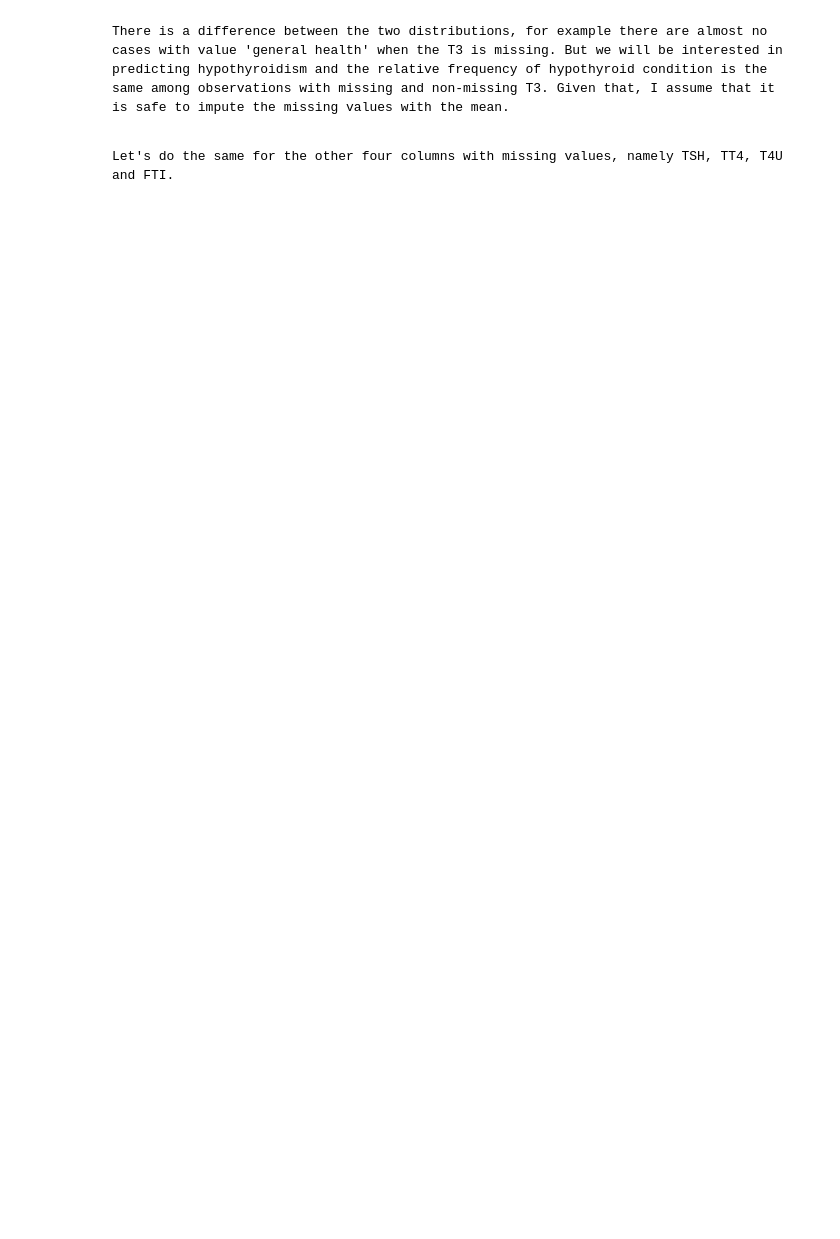
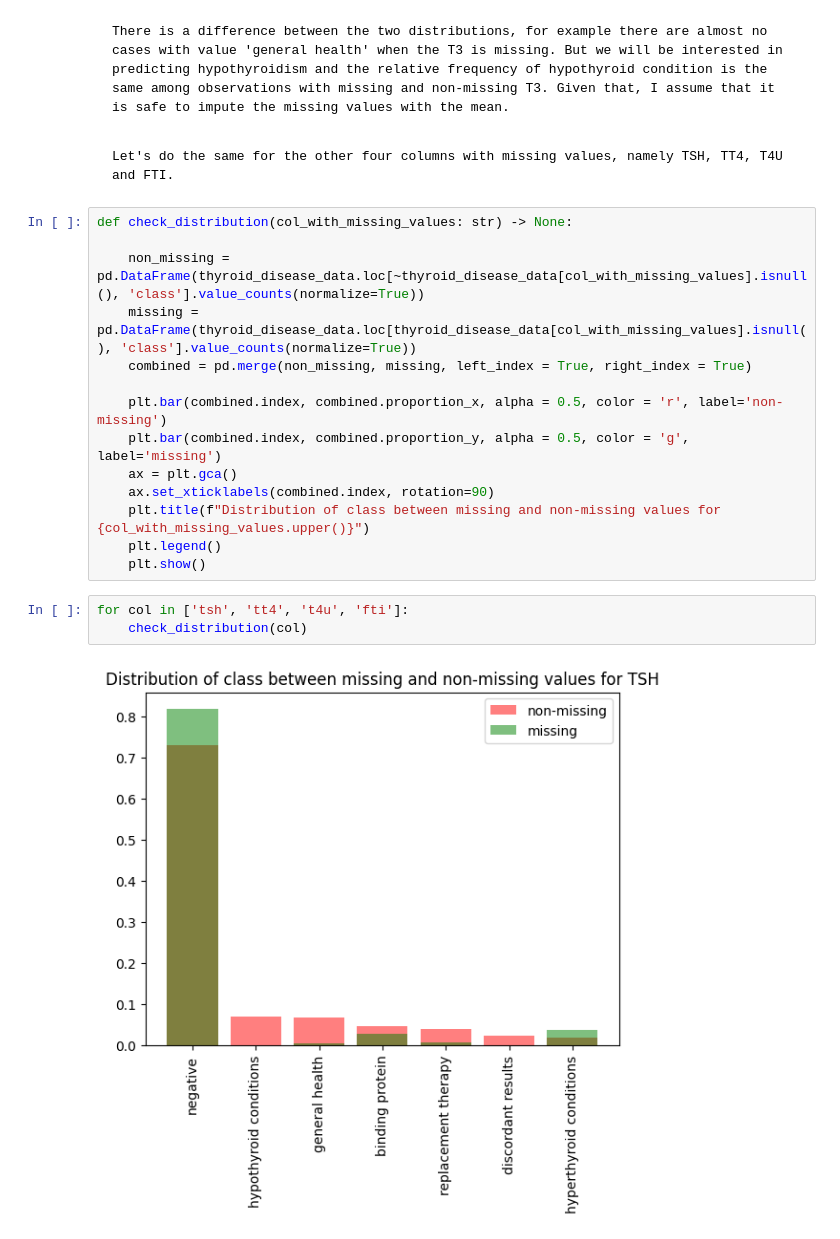
Before and after one commit to kchomakova/ai_upskill_2025_datascience, a Jupyter notebook: notebooks/Predict Hypothyroidism.ipynb, the cells around one changed output. Saved outputs shown, nothing was run; the diff lists cells and outputs as text; blank space fills up the shorter version.

```diff
--- a/notebooks/Predict Hypothyroidism.ipynb
+++ b/notebooks/Predict Hypothyroidism.ipynb
@@ -294,3 +326,22 @@ plt.show()
     There is a difference between the two distributions, for example there are almost no cases with value 'general health' when the T3 is missing. But we will be interested in predicting hypothyroidism and the relative frequency of hypothyroid condition is the same among observations with missing and non-missing T3. Given that, I assume that it is safe to impute the missing values with the mean.
 # %% [markdown]
     Let's do the same for the other four columns with missing values, namely TSH, TT4, T4U and FTI.
+# %%
+def check_distribution(col_with_missing_values: str) -> None:
+
+    non_missing = pd.DataFrame(thyroid_disease_data.loc[~thyroid_disease_data[col_with_missing_values].isnull(), 'class'].value_counts(normalize=True))
+    missing = pd.DataFrame(thyroid_disease_data.loc[thyroid_disease_data[col_with_missing_values].isnull(), 'class'].value_counts(normalize=True))
+    combined = pd.merge(non_missing, missing, left_index = True, right_index = True)
+
+    plt.bar(combined.index, combined.proportion_x, alpha = 0.5, color = 'r', label='non-missing')
+    plt.bar(combined.index, combined.proportion_y, alpha = 0.5, color = 'g', label='missing')
+    ax = plt.gca()
+    ax.set_xticklabels(combined.index, rotation=90)
+    plt.title(f"Distribution of class between missing and non-missing values for {col_with_missing_values.upper()}")
+    plt.legend()
+    plt.show()
+# %%
+for col in ['tsh', 'tt4', 't4u', 'fti']:
+    check_distribution(col)
+# %% [output]
+[figure, added]
```
Also changed, not shown: parts of 24 cells of this notebook.
